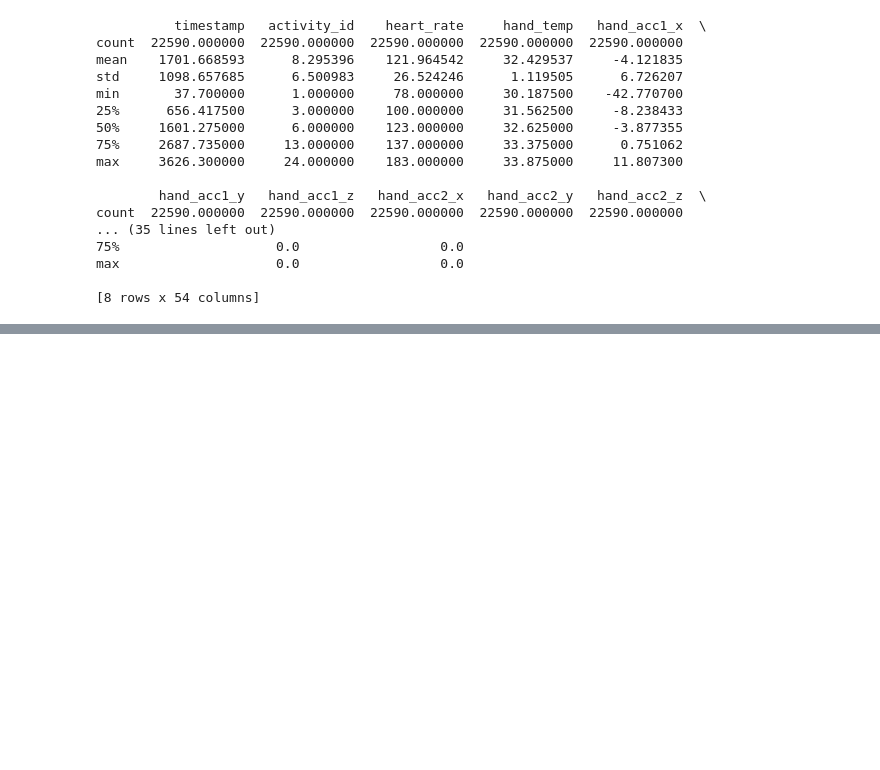
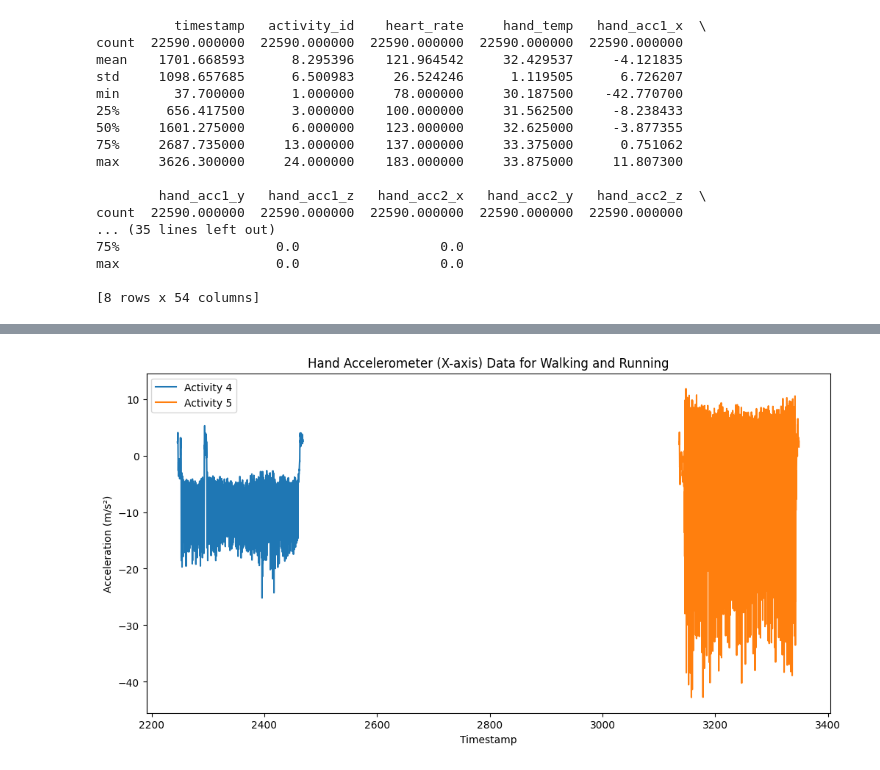
Before and after one commit to Balajinanda/Datascience-Project, a Jupyter notebook: Data_Science_Project.ipynb, the cells around one changed output, grey strips where cells are left out. Saved outputs shown, nothing was run; the diff lists cells and outputs as text; code cells hidden in the pictures; blank space fills up the shorter version.

```diff
--- a/Data_Science_Project.ipynb
+++ b/Data_Science_Project.ipynb
@@ -148,0 +165,17 @@ max                    0.0                  0.0
+# %%
+# Filter data for specific activities (e.g., walking and running)
+activity_subset = filtered_data[filtered_data["activity_id"].isin([4, 5])]
+
+# Plot accelerometer data for the hand
+plt.figure(figsize=(12, 6))
+for activity_id in [4, 5]:
+    subset = activity_subset[activity_subset["activity_id"] == activity_id]
+    plt.plot(subset["timestamp"], subset["hand_acc1_x"], label=f"Activity {activity_id}")
+
+plt.title("Hand Accelerometer (X-axis) Data for Walking and Running")
+plt.xlabel("Timestamp")
+plt.ylabel("Acceleration (m/s²)")
+plt.legend()
+plt.show()
+# %% [output]
+[figure, added]
```
Also changed, not shown: parts of 2 cells of this notebook.
